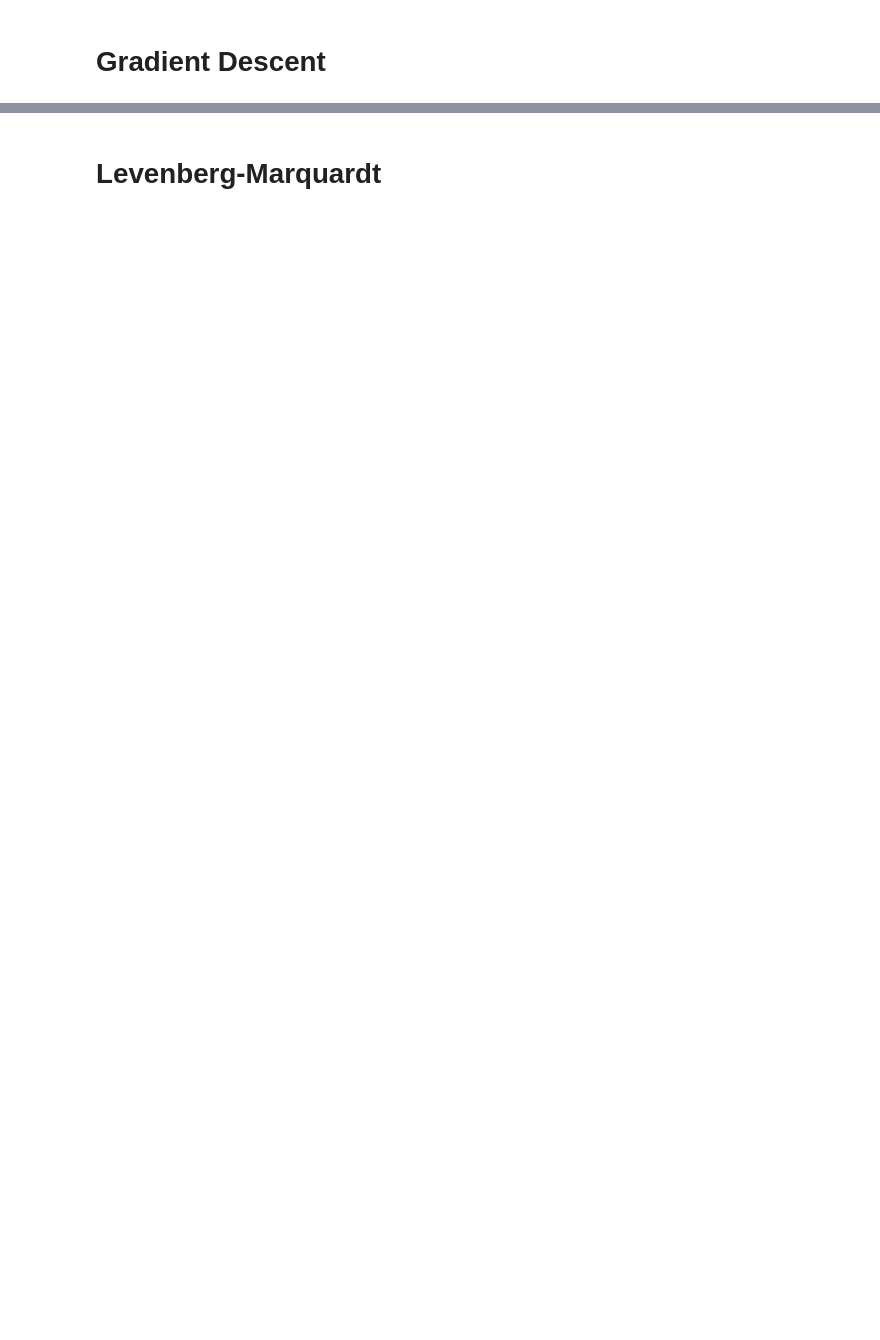
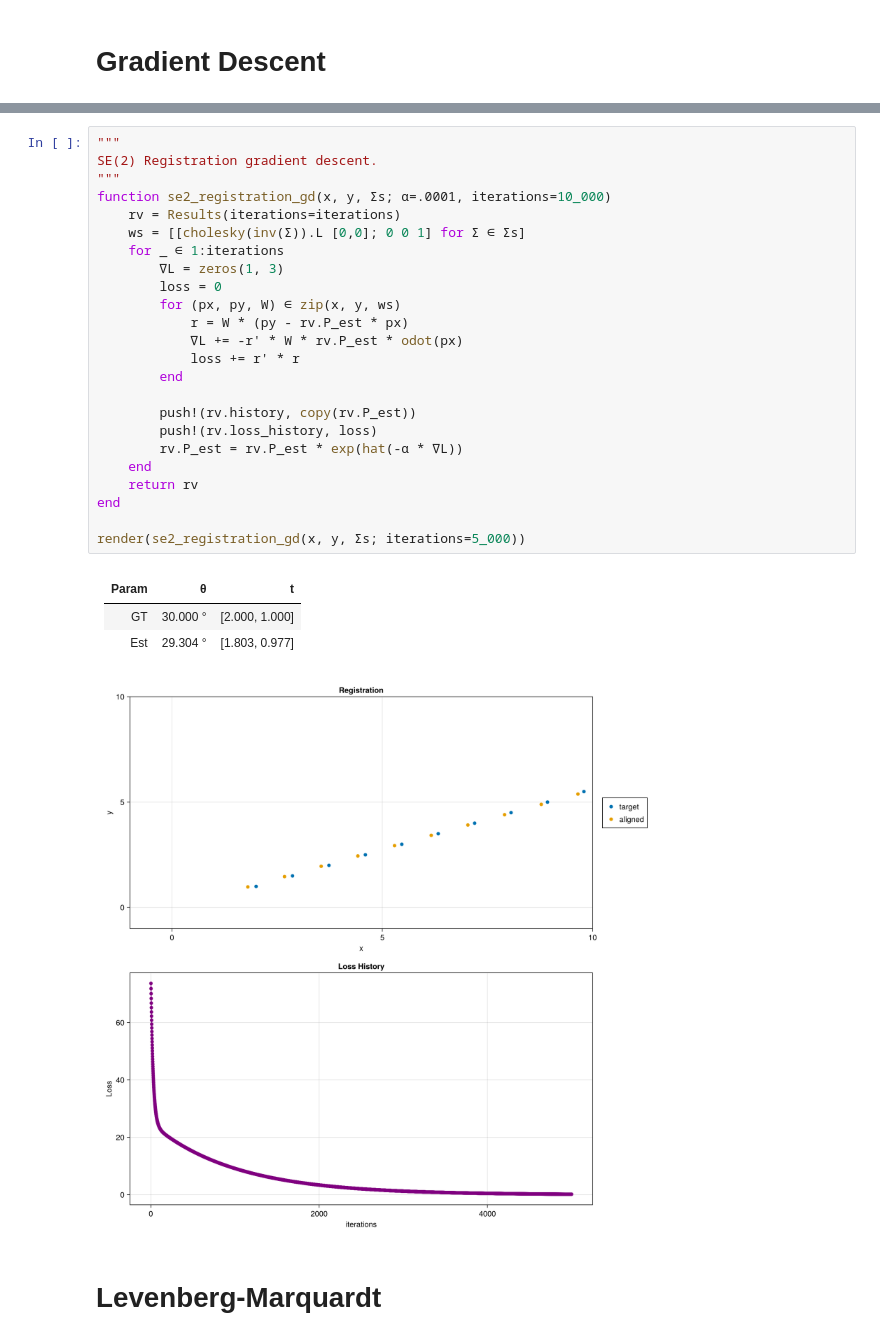
Before and after one commit to RickASprague/gh_notebooks, a Jupyter notebook: Registration.ipynb, the cells around one changed output, grey strips where cells are left out. Drawn from its saved outputs; the diff is of its cells as text; blank space fills up the shorter version.

```diff
--- a/Registration.ipynb
+++ b/Registration.ipynb
@@ -266,2 +218,32 @@ f
+# %%
+"""
+SE(2) Registration gradient descent.
+"""
+function se2_registration_gd(x, y, Σs; α=.0001, iterations=10_000)
+    rv = Results(iterations=iterations)
+    ws = [[cholesky(inv(Σ)).L [0,0]; 0 0 1] for Σ ∈ Σs]
+    for _ ∈ 1:iterations
+        ∇L = zeros(1, 3)
+        loss = 0
+        for (px, py, W) ∈ zip(x, y, ws)
+            r = W * (py - rv.P_est * px)
+            ∇L += -r' * W * rv.P_est * odot(px)
+            loss += r' * r
+        end
+
+        push!(rv.history, copy(rv.P_est))
+        push!(rv.loss_history, loss)
+        rv.P_est = rv.P_est * exp(hat(-α * ∇L))
+    end
+    return rv
+end
+
+render(se2_registration_gd(x, y, Σs; iterations=5_000))
+# %% [output]
+| Param |        θ |              t |
+| -----:| --------:| --------------:|
+|    GT | 30.000 ° | [2.000, 1.000] |
+|   Est | 29.304 ° | [1.803, 0.977] |
+[figure, added]
 # %% [markdown]
 # Levenberg-Marquardt
```
Also changed, not shown: parts of 19 cells of this notebook.
